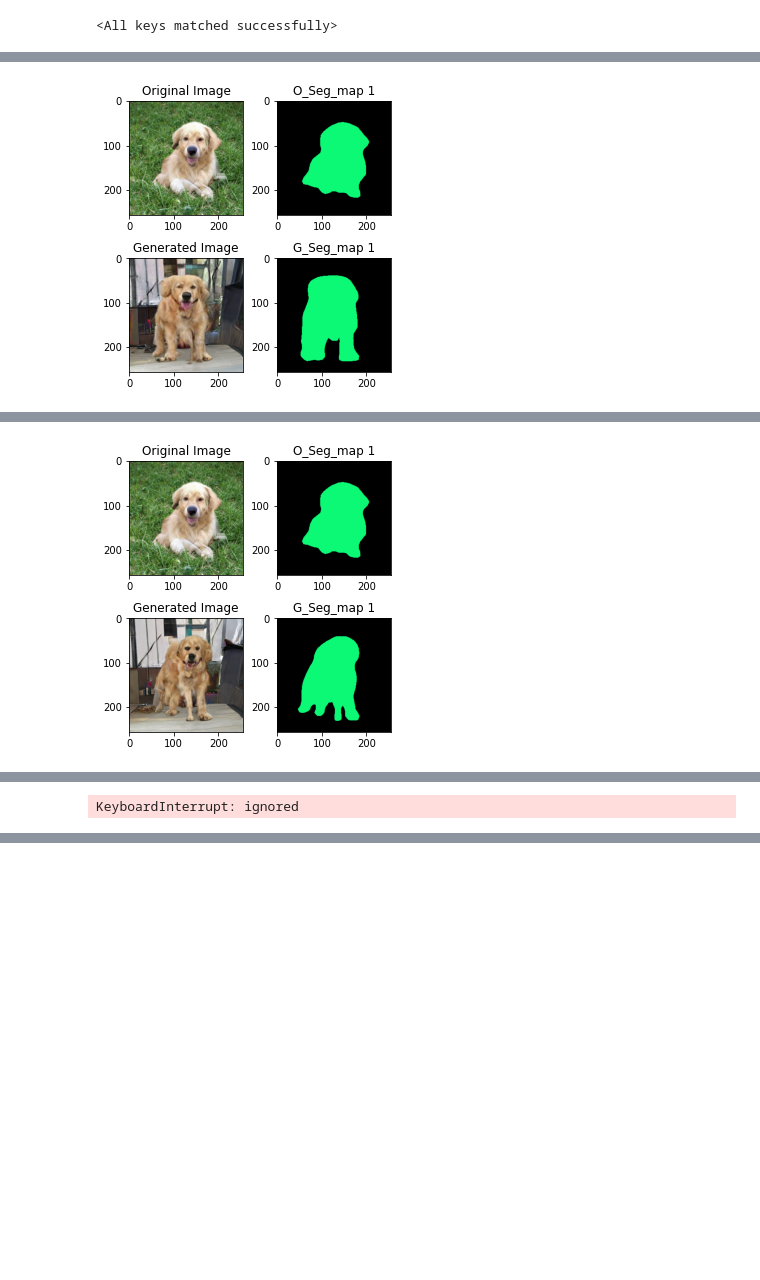
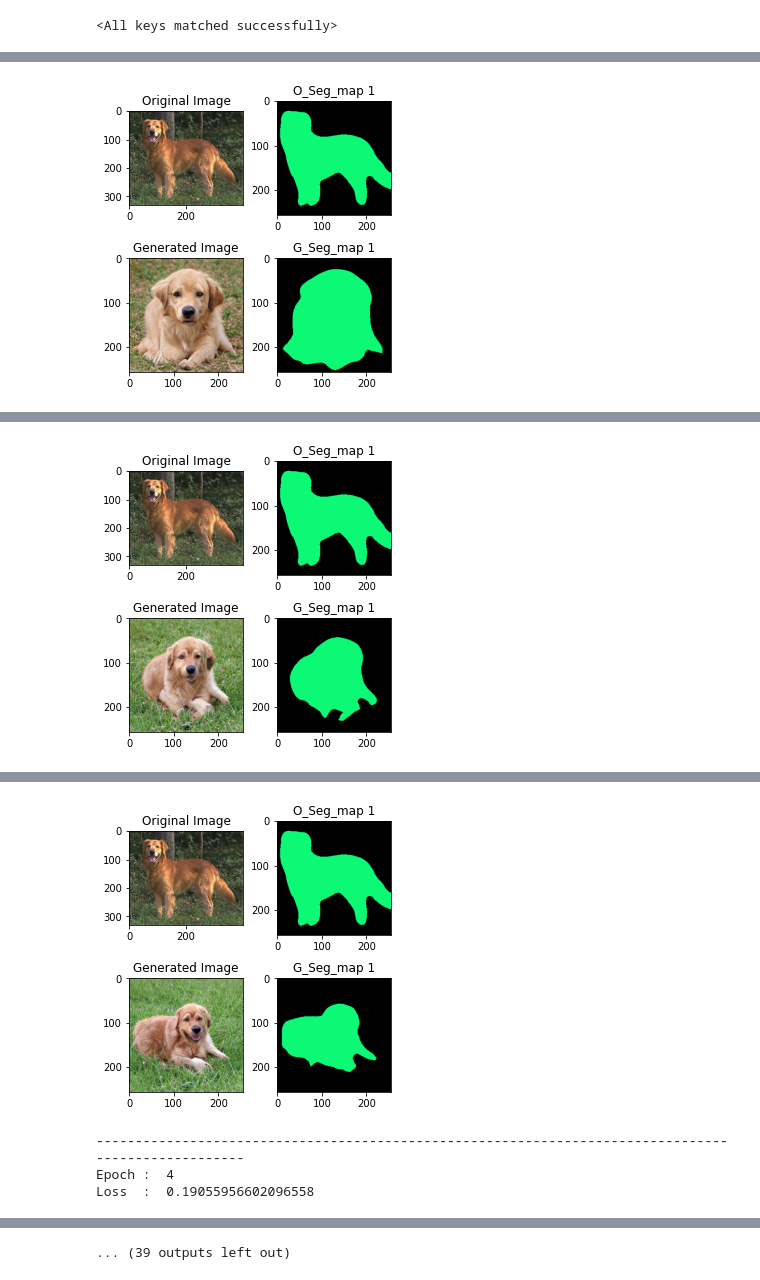
Before and after one commit to harpreetsodhi/ChangeMyPet-Deep-Learning-Model, a Jupyter notebook: Main.ipynb, the cells around one changed output, grey strips where cells are left out. Cells and saved outputs as stored; diff of their text form; code cells hidden in the pictures; blank space fills up the shorter version.

```diff
--- a/Main.ipynb
+++ b/Main.ipynb
@@ -33,7 +33,8 @@ Unpacking objects: 100% (94/94), done.
 from PIL import Image, ImageOps
 from torchvision import transforms
 
-input_image = Image.open('/content/dog_translate.png')
+# input_image = Image.open('/content/dog_translate.png')
+input_image = Image.open('/content/n02099601_3414.jpg')
 preprocess = transforms.Compose([
     transforms.Resize(256),
     transforms.CenterCrop(256),
@@ -101,21 +102,21 @@ colors = (colors % 255).numpy().astype("uint8")
 mean1 = [0.485, 0.456, 0.406]
 std1 = [0.229, 0.224, 0.225]
 
-for i in range(10):
+for i in range(25):
     with torch.enable_grad():
         optimizer.zero_grad()
         img = biggan(z, c, truncation.item())
 
         # preprocessing of the generated image
-        img = 0.5 * (img + 1)
-        # img[0][0] = (img[0][0] - mean1[0])/std1[0]
-        # img[0][1] = (img[0][1] - mean1[1])/std1[1]
-        # img[0][2] = (img[0][2] - mean1[2])/std1[2]
+        img1 = 0.5 * (img + 1)
+        img1[0][0] = (img1[0][0] - mean1[0])/std1[0]
+        img1[0][1] = (img1[0][1] - mean1[1])/std1[1]
+        img1[0][2] = (img1[0][2] - mean1[2])/std1[2]
 
         #Segmentation of Predicted Img
         # output_predicted_image_1 = model(0.5 * (img.cuda() + 1))['out'][0]
         # output_predicted_image_2 = model2(0.5 * (img.cuda() + 1))['out'][0]
-        output_predicted_image_1 = model(img.cuda())['out'][0]
+        output_predicted_image_1 = model(img1.cuda())['out'][0]
 
         #applying softmax on predicted imgs segmaps
         output_predicted_image_1_s = torch.nn.functional.softmax (output_predicted_image_1, dim = 0) #softmax o_P1
@@ -140,11 +141,13 @@ for i in range(10):
         # target = torch.nn.functional.softmax (output_o[[0,12]], dim = 0) # softmax on the target
         # target = output_o[12]
         target = output_original_image_1_s[12]
+        # target = output_original_image_1[12]
 
         # seg_1 = torch.nn.functional.softmax (output_predicted_image_1_s[[12]], dim = 0) # softmax on the target
         # seg_2 = torch.nn.functional.softmax (output_predicted_image_2_s[[12]], dim = 0) # softmax on the target
         seg_1 = output_predicted_image_1_s[12]
         # seg_2 = output_predicted_image_2_s[12]
+        # seg_1 = output_predicted_image_1[12]
 
         # loss1 = MSE_Loss(seg_1, target)
         # loss2 = MSE_Loss(seg_1, target)
@@ -183,8 +186,8 @@ for i in range(10):
 
     ax5 = fig.add_subplot(245)
     ax5.title.set_text('Generated Image')
-    # pil = torchvision.transforms.ToPILImage()((0.5 * (img.data + 1)).squeeze())
-    pil = torchvision.transforms.ToPILImage()(img.data.squeeze())
+    pil = torchvision.transforms.ToPILImage()((0.5 * (img.data + 1)).squeeze())
+    # pil = torchvision.transforms.ToPILImage()(img.data.squeeze())
     plt.imshow(pil)
 
     ax6 = fig.add_subplot(246)
@@ -218,3 +221,3 @@ Loss  :  0.11363515257835388
-[figure, old version]
+[figure, new version]
 ----------------------------------------------------------------------------------------------------
 Epoch :  2
@@ -222,2 +225,2 @@ Loss  :  0.07577861100435257
-[figure, old version]
+[figure, new version]
 ----------------------------------------------------------------------------------------------------
@@ -224 +229,4 @@ Loss  :  0.07577861100435257
+[figure, added]
-KeyboardInterrupt: ignored
+----------------------------------------------------------------------------------------------------
+Epoch :  4
+Loss  :  0.19055956602096558
@@ -224,0 +242 @@ KeyboardInterrupt: ignored
+... (39 outputs left out)
```
Also changed, not shown: parts of 6 cells of this notebook.
